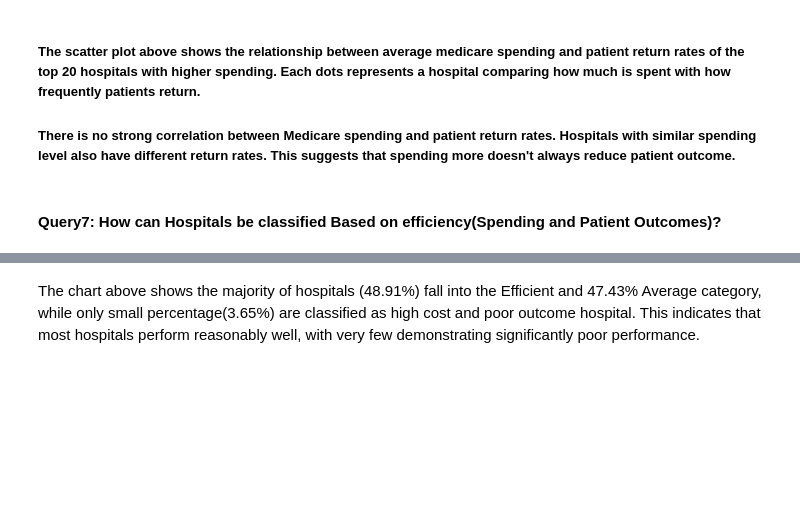
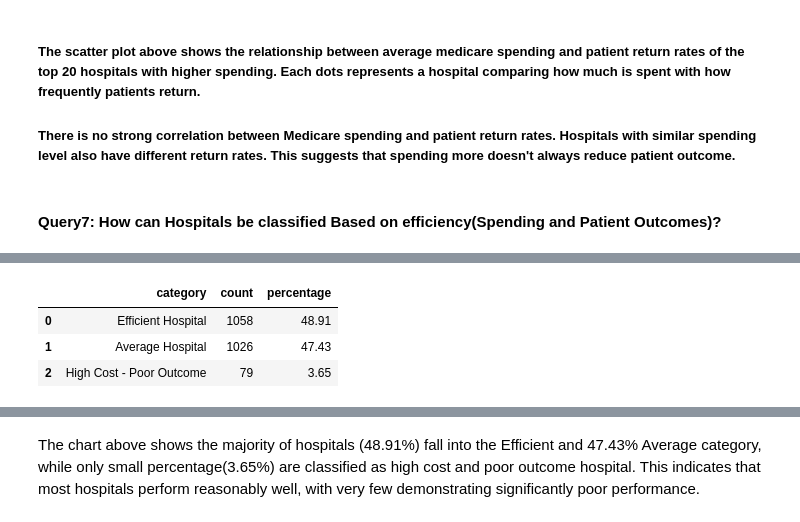
Before and after one commit to Archana-sth/hospital-performance-analysis, a Jupyter notebook: Notebook/hospital_performance_analysis.ipynb, the cells around one changed output, grey strips where cells are left out. Saved outputs shown, nothing was run; the diff lists cells and outputs as text; code cells hidden in the pictures; blank space fills up the shorter version.

```diff
--- a/Notebook/hospital_performance_analysis.ipynb
+++ b/Notebook/hospital_performance_analysis.ipynb
@@ -881,11 +897,16 @@ result7
 # %%
 # to better understand the overall hospital distribution of hospital performance, I'm calculating the count and percentage of hospital in each category
 
-performance_summary = result6['hospital_performance']. value_counts(). reset_index()   # counts the hospital in each categoru and converts into a table
+performance_summary = result7['hospital_performance'].value_counts().reset_index()   # counts the hospital in each category and converts into a table
 performance_summary.columns = ['category', 'count']   # rename columns
 
 performance_summary['percentage'] = round((performance_summary['count'] / performance_summary['count'].sum())*100,2)  #percentage
 performance_summary
+# %% [output]
+|  | category | count | percentage |
+| 0 | Efficient Hospital | 1058 | 48.91 |
+| 1 | Average Hospital | 1026 | 47.43 |
+| 2 | High Cost - Poor Outcome | 79 | 3.65 |
 # %%
 # Piechart
 plt.figure(figsize=(6,6))
```
Also changed, not shown: parts of 4 cells of this notebook.
